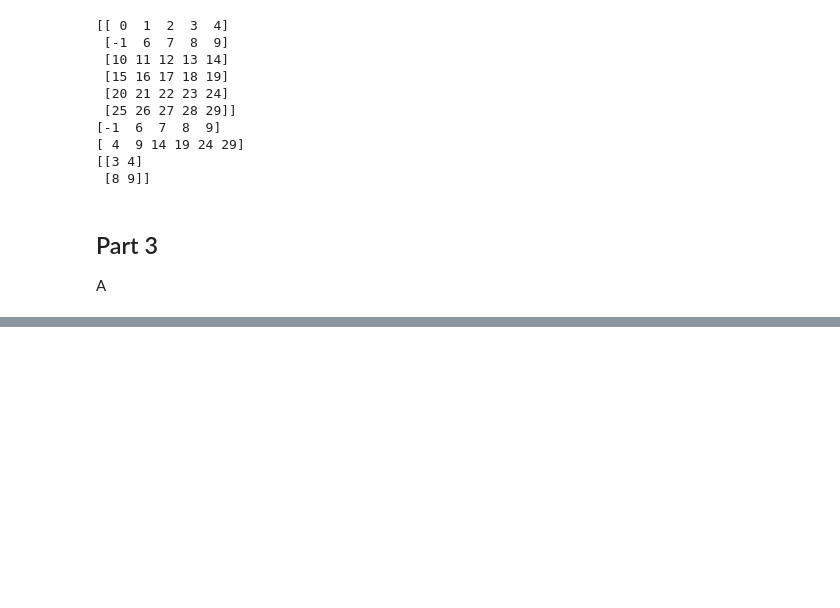
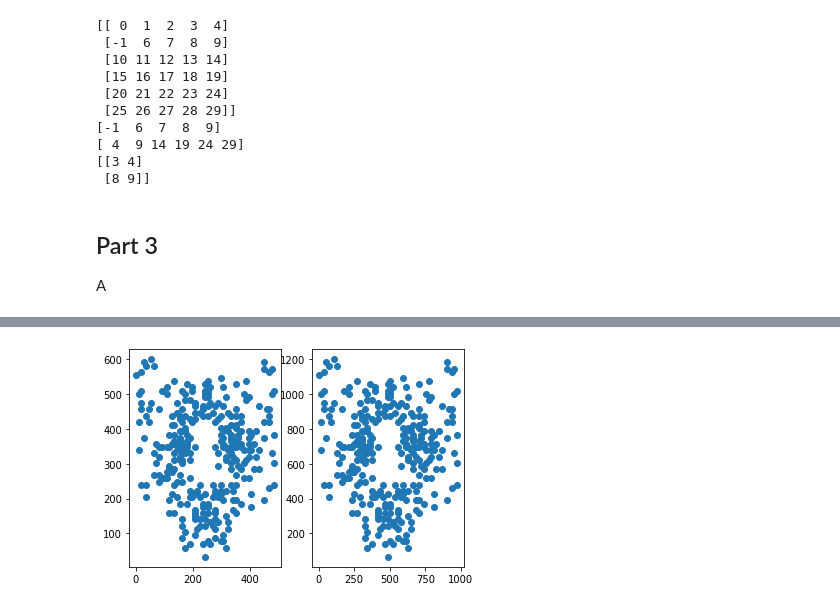
Before and after one commit to dtungpka/Applied-Mathematics-for-Artificial-Intelligence, a Jupyter notebook: Assignment_2/Assignment2.ipynb, the cells around one changed output, grey strips where cells are left out. Saved outputs shown, nothing was run; the diff lists cells and outputs as text; code cells hidden in the pictures; blank space fills up the shorter version.

```diff
--- a/Assignment_2/Assignment2.ipynb
+++ b/Assignment_2/Assignment2.ipynb
@@ -335,0 +487,11 @@ A
+# %%
+scale_factor = (2,2)
+scaled = np.array([[scale_factor[0], 0],
+                     [0, scale_factor[1]]])
+scaled_coords = np.dot(coords, scaled)
+fig, ax = plt.subplots(1,2)
+ax[0].scatter(coords[:,0], coords[:,1])
+ax[1].scatter(scaled_coords[:,0], scaled_coords[:,1])
+plt.show()
+# %% [output]
+[figure, added]
```
Also changed, not shown: parts of 25 cells of this notebook, 1 other file.
